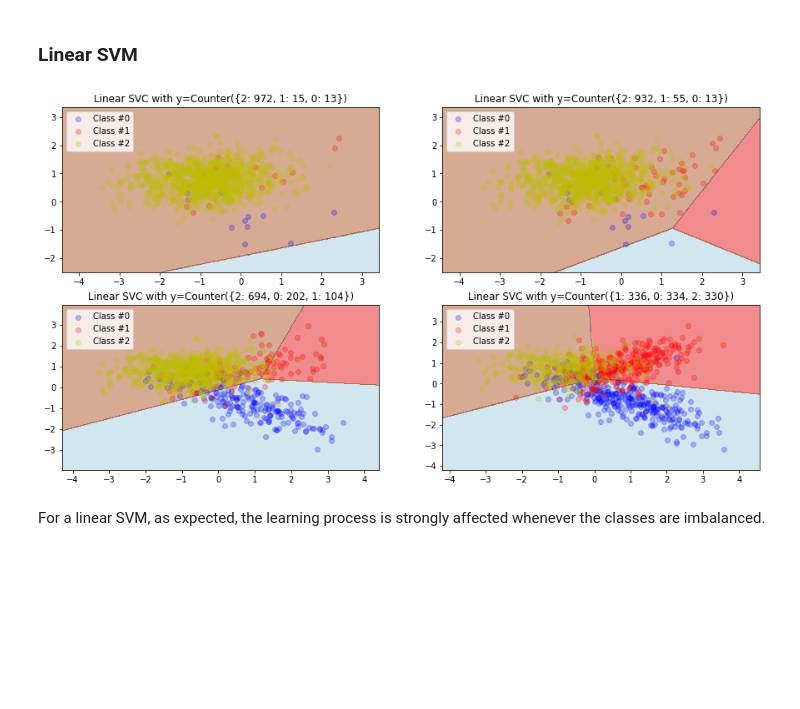
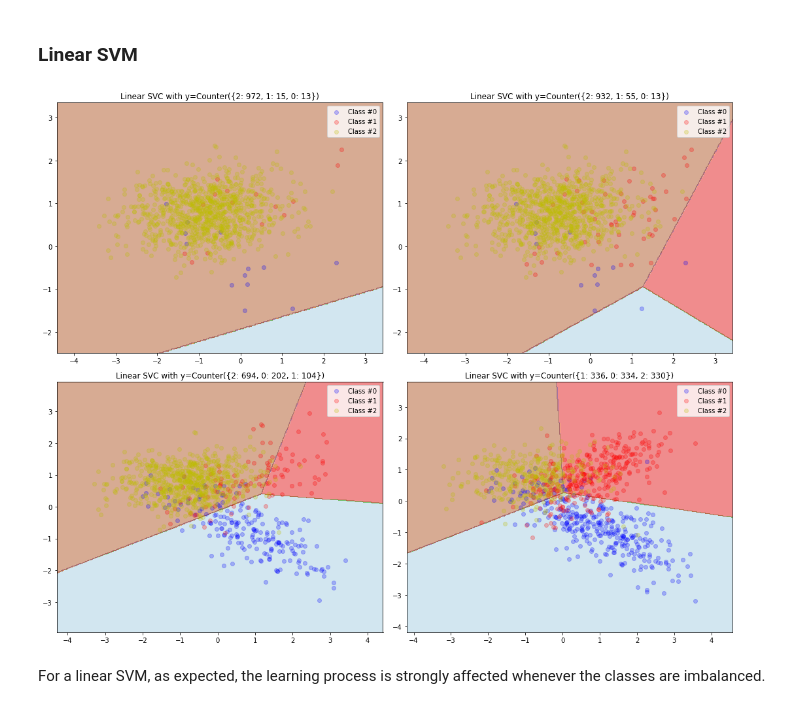
Before and after one commit to glemaitre/notebook, a Jupyter notebook: imblearn_user_guide_scratch_book.ipynb, the cells around one changed output. Cells and saved outputs as stored; diff of their text form; code cells hidden in the pictures; blank space fills up the shorter version.

```diff
--- a/imblearn_user_guide_scratch_book.ipynb
+++ b/imblearn_user_guide_scratch_book.ipynb
@@ -16,10 +21,10 @@ from imblearn.over_sampling import RandomOverSampler, SMOTE, ADASYN
 
 COLORS = 'bry'
 # %%
-def create_dataset(n_samples=1000, weights=(0.01, 0.01, 0.98), n_classes=3, class_sep=0.8):
+def create_dataset(n_samples=1000, weights=(0.01, 0.01, 0.98), n_classes=3, class_sep=0.8, n_clusters=1):
     return make_classification(n_samples=n_samples, n_features=2, n_informative=2,
                                n_redundant=0, n_repeated=0, n_classes=n_classes,
-                               n_clusters_per_class=1, weights=list(weights),
+                               n_clusters_per_class=n_clusters, weights=list(weights),
                                class_sep=class_sep, random_state=0)
 # %%
 def plot_decision_function(X, y, clf, ax):
@@ -61,19 +66,21 @@ The learning step of most machine learning algorithm might be affected when the
 # %% [markdown]
 ### Linear SVM
 # %%
-f, ((ax1, ax2), (ax3, ax4)) = plt.subplots(2, 2, figsize=(15, 8))
+f, ((ax1, ax2), (ax3, ax4)) = plt.subplots(2, 2, figsize=(15, 12))
 
 ax_arr = (ax1, ax2, ax3, ax4)
 weights_arr = ((0.01, 0.01, 0.98), (0.01, 0.05, 0.94),
                (0.2, 0.1, 0.7), (0.33, 0.33, 0.33))
 for ax, weights in zip(ax_arr, weights_arr):
     X, y = create_dataset(n_samples=1000, weights=weights)
     clf = LinearSVC().fit(X, y)
     plot_decision_function(X, y, clf, ax)
     ax.set_title('Linear SVC with y={}'.format(Counter(y)))
+# plt.show()
+f.tight_layout()
 plt.show()
 # %% [output]
-[figure, old version]
+[figure, new version]
 # %% [markdown]
 For a linear SVM, as expected, the learning process is strongly affected whenever the classes are imbalanced.
 # %% [markdown]
```
Also changed, not shown: parts of 26 cells of this notebook, 5 other files.
